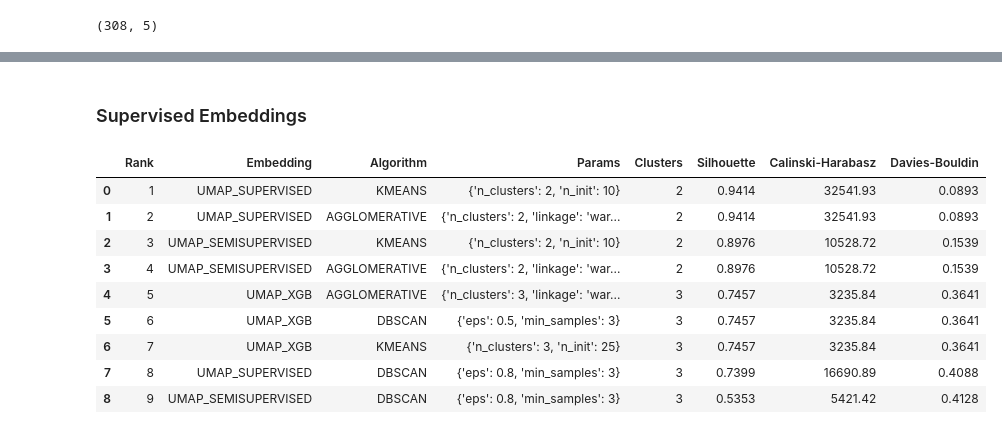
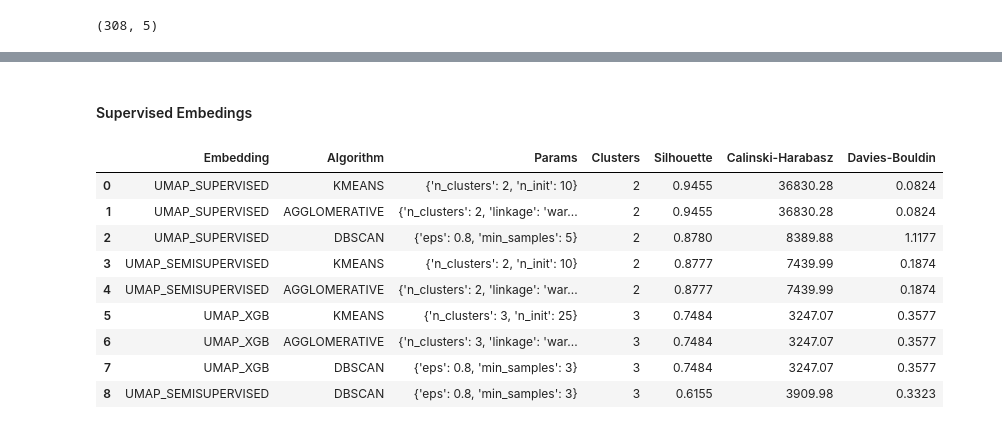
Before and after one commit to zuzannapajak/cardio-risk-prediction, a Jupyter notebook: notebooks/clustering.ipynb, the cells around one changed output, grey strips where cells are left out. Saved outputs shown, nothing was run; the diff lists cells and outputs as text; code cells hidden in the pictures.

```diff
--- a/notebooks/clustering.ipynb
+++ b/notebooks/clustering.ipynb
@@ -225,7 +431,6 @@ rows_unsup = []
 for i, r in enumerate(ordered_unsupervised, 1):
     m = r["metrics"]
     rows_unsup.append({
-        "Rank": i,
         "Embedding": r["emb"].upper(),
         "Algorithm": r["algo"].upper(),
         "Params": str(r["params"]),
@@ -254,33 +475,32 @@ df_leader_unsup.style    .background_gradient(subset=["Silhouette"], cmap="Green
 # %% [markdown]
-### Supervised Embeddings
+#### Supervised Embedings
 # %%
 board_supervised = build_global_leaderboard(embeddings_supervised)
 ordered_supervised = rank_leaderboard(board_supervised)
 
 rows_sup = []
 for i, r in enumerate(ordered_supervised, 1):
     m = r["metrics"]
     rows_sup.append({
-        "Rank": i,
         "Embedding": r["emb"].upper(),
         "Algorithm": r["algo"].upper(),
         "Params": str(r["params"]),
         "Clusters": m.get("n_clusters"),
         "Silhouette": round(m.get("silhouette"), 4),
         "Calinski-Harabasz": round(m.get("calinski_harabasz"), 2),
         "Davies-Bouldin": round(m.get("davies_bouldin"), 4),
     })
 
 df_leader_sup = pd.DataFrame(rows_sup)
 df_leader_sup.style    .background_gradient(subset=["Silhouette"], cmap="Greens")    .background_gradient(subset=["Calinski-Harabasz"], cmap="Blues")    .background_gradient(subset=["Davies-Bouldin"], cmap="Reds_r")    .format({"Silhouette": "{:.4f}", "Calinski-Harabasz": "{:.2f}", "Davies-Bouldin": "{:.4f}"})
 # %% [output]
-|  | Rank | Embedding | Algorithm | Params | Clusters | Silhouette | Calinski-Harabasz | Davies-Bouldin |
-| 0 | 1 | UMAP_SUPERVISED | KMEANS | {'n_clusters': 2, 'n_init': 10} | 2 | 0.9414 | 32541.93 | 0.0893 |
-| 1 | 2 | UMAP_SUPERVISED | AGGLOMERATIVE | {'n_clusters': 2, 'linkage': 'war... | 2 | 0.9414 | 32541.93 | 0.0893 |
-| 2 | 3 | UMAP_SEMISUPERVISED | KMEANS | {'n_clusters': 2, 'n_init': 10} | 2 | 0.8976 | 10528.72 | 0.1539 |
-| 3 | 4 | UMAP_SEMISUPERVISED | AGGLOMERATIVE | {'n_clusters': 2, 'linkage': 'war... | 2 | 0.8976 | 10528.72 | 0.1539 |
-| 4 | 5 | UMAP_XGB | AGGLOMERATIVE | {'n_clusters': 3, 'linkage': 'war... | 3 | 0.7457 | 3235.84 | 0.3641 |
-| 5 | 6 | UMAP_XGB | DBSCAN | {'eps': 0.5, 'min_samples': 3} | 3 | 0.7457 | 3235.84 | 0.3641 |
-| 6 | 7 | UMAP_XGB | KMEANS | {'n_clusters': 3, 'n_init': 25} | 3 | 0.7457 | 3235.84 | 0.3641 |
-| 7 | 8 | UMAP_SUPERVISED | DBSCAN | {'eps': 0.8, 'min_samples': 3} | 3 | 0.7399 | 16690.89 | 0.4088 |
-| 8 | 9 | UMAP_SEMISUPERVISED | DBSCAN | {'eps': 0.8, 'min_samples': 3} | 3 | 0.5353 | 5421.42 | 0.4128 |
+|  | Embedding | Algorithm | Params | Clusters | Silhouette | Calinski-Harabasz | Davies-Bouldin |
+| 0 | UMAP_SUPERVISED | KMEANS | {'n_clusters': 2, 'n_init': 10} | 2 | 0.9455 | 36830.28 | 0.0824 |
+| 1 | UMAP_SUPERVISED | AGGLOMERATIVE | {'n_clusters': 2, 'linkage': 'war... | 2 | 0.9455 | 36830.28 | 0.0824 |
+| 2 | UMAP_SUPERVISED | DBSCAN | {'eps': 0.8, 'min_samples': 5} | 2 | 0.8780 | 8389.88 | 1.1177 |
+| 3 | UMAP_SEMISUPERVISED | KMEANS | {'n_clusters': 2, 'n_init': 10} | 2 | 0.8777 | 7439.99 | 0.1874 |
+| 4 | UMAP_SEMISUPERVISED | AGGLOMERATIVE | {'n_clusters': 2, 'linkage': 'war... | 2 | 0.8777 | 7439.99 | 0.1874 |
+| 5 | UMAP_XGB | KMEANS | {'n_clusters': 3, 'n_init': 25} | 3 | 0.7484 | 3247.07 | 0.3577 |
+| 6 | UMAP_XGB | AGGLOMERATIVE | {'n_clusters': 3, 'linkage': 'war... | 3 | 0.7484 | 3247.07 | 0.3577 |
+| 7 | UMAP_XGB | DBSCAN | {'eps': 0.8, 'min_samples': 3} | 3 | 0.7484 | 3247.07 | 0.3577 |
+| 8 | UMAP_SEMISUPERVISED | DBSCAN | {'eps': 0.8, 'min_samples': 3} | 3 | 0.6155 | 3909.98 | 0.3323 |
```
Also changed, not shown: parts of 74 cells of this notebook, 3 other files.
